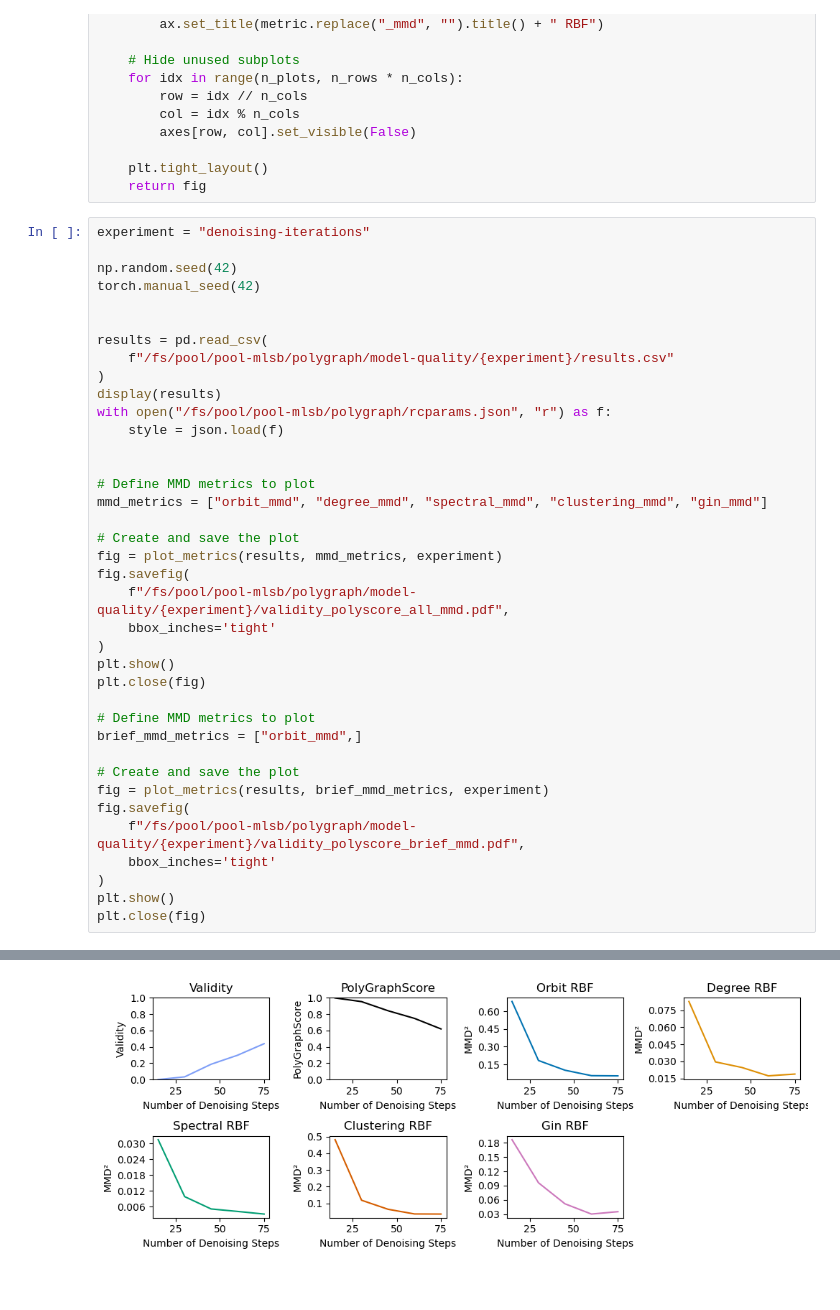
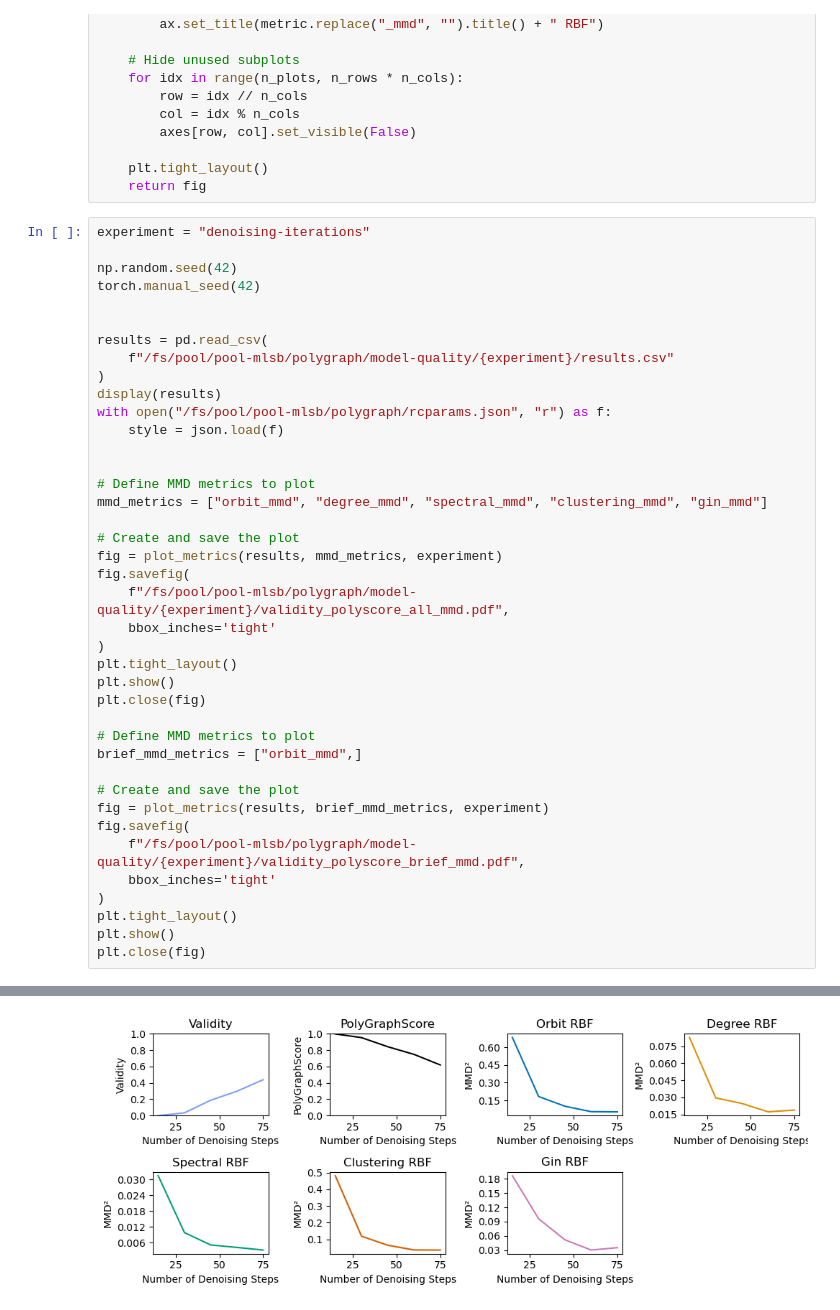
Before and after one commit to BorgwardtLab/polygraph-benchmark, a Jupyter notebook: experiments/model-quality/analysis.ipynb, the cells around one changed output, grey strips where cells are left out. Cells and saved outputs as stored; diff of their text form.

```diff
--- a/experiments/model-quality/analysis.ipynb
+++ b/experiments/model-quality/analysis.ipynb
@@ -114,31 +114,33 @@ with open("/fs/pool/pool-mlsb/polygraph/rcparams.json", "r") as f:
 # Define MMD metrics to plot
 mmd_metrics = ["orbit_mmd", "degree_mmd", "spectral_mmd", "clustering_mmd", "gin_mmd"]
 
 # Create and save the plot
 fig = plot_metrics(results, mmd_metrics, experiment)
 fig.savefig(
     f"/fs/pool/pool-mlsb/polygraph/model-quality/{experiment}/validity_polyscore_all_mmd.pdf",
     bbox_inches='tight'
 )
+plt.tight_layout()
 plt.show()
 plt.close(fig)
 
 # Define MMD metrics to plot
 brief_mmd_metrics = ["orbit_mmd",]
 
 # Create and save the plot
 fig = plot_metrics(results, brief_mmd_metrics, experiment)
 fig.savefig(
     f"/fs/pool/pool-mlsb/polygraph/model-quality/{experiment}/validity_polyscore_brief_mmd.pdf",
     bbox_inches='tight'
 )
+plt.tight_layout()
 plt.show()
 plt.close(fig)
 # %% [output]
 |  | orbit_pgs | degree_pgs | spectral_pgs | clustering_pgs | gin_pgs | orbit_mmd | degree_mmd | spectral_mmd | ... |
 | 0 | 0.998047 | 0.578125 | 0.980469 | 0.994141 | 0.617188 | 0.682818 | 0.082623 | 0.031451 | ... |
 | 1 | 0.953125 | 0.339844 | 0.783203 | 0.896484 | 0.410156 | 0.182710 | 0.029536 | 0.009828 | ... |
 | 2 | 0.841797 | 0.291016 | 0.595703 | 0.708984 | 0.333984 | 0.100474 | 0.024617 | 0.005137 | ... |
 | 3 | 0.748047 | 0.220703 | 0.507812 | 0.576172 | 0.265625 | 0.054278 | 0.017262 | 0.004196 | ... |
 | 4 | 0.619141 | 0.232422 | 0.380859 | 0.503906 | 0.265625 | 0.052700 | 0.018838 | 0.003197 | ... |
-[figure, old version]
+[figure, new version]
```
Also changed, not shown: parts of 1 cell of this notebook, 1 other file.
